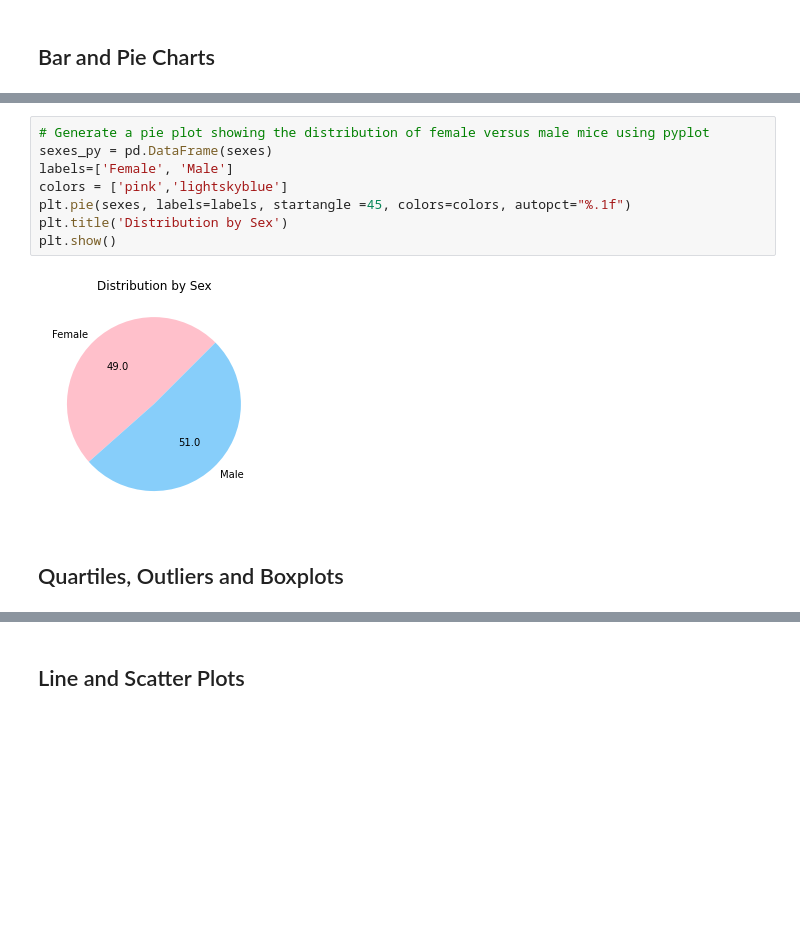
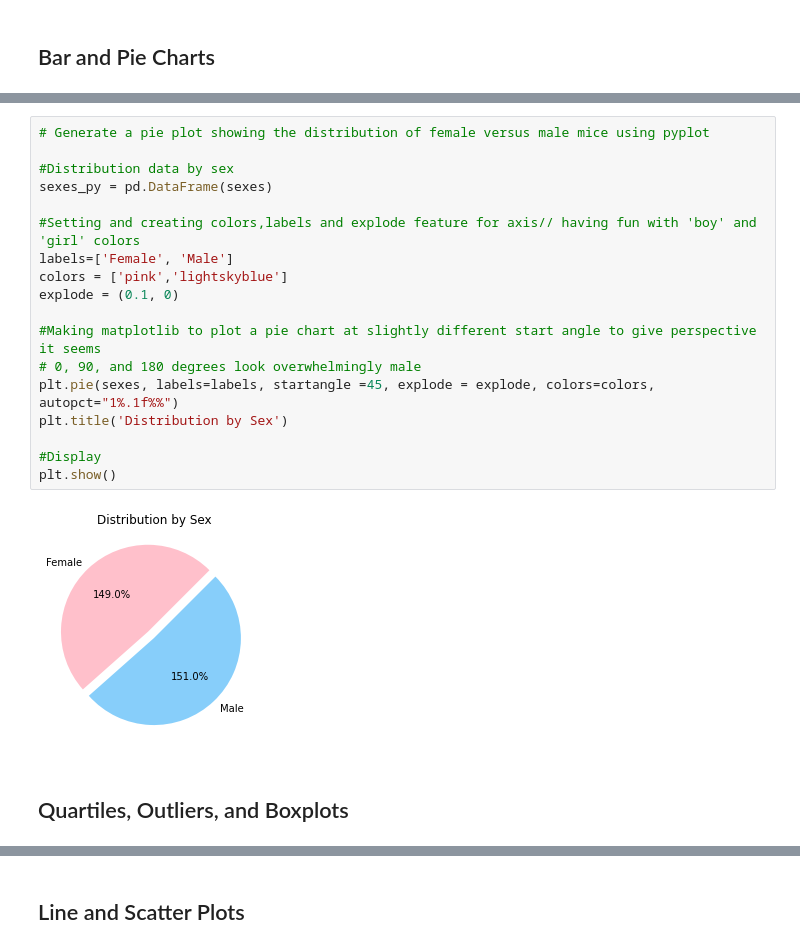
Before and after one commit to GambitAcid/MatPlotLib-Challenge, a Jupyter notebook: Instructions/Pymaceuticals/PyMaceuticals_Final.ipynb, the cells around one changed output, grey strips where cells are left out. Cells and saved outputs as stored; diff of their text form; blank space fills up the shorter version.

Commit message:
Final results and upload for Georgia Teach Matplotlib homework

```diff
--- a/Instructions/Pymaceuticals/PyMaceuticals_Final.ipynb
+++ b/Instructions/Pymaceuticals/PyMaceuticals_Final.ipynb
@@ -167,15 +222,25 @@ sexes.plot.pie(startangle=45, figsize=(5, 5), ylabel='', autopct="%.1f", title='
 # %%
 # Generate a pie plot showing the distribution of female versus male mice using pyplot
+
+#Distribution data by sex
 sexes_py = pd.DataFrame(sexes)
+
+#Setting and creating colors,labels and explode feature for axis// having fun with 'boy' and 'girl' colors
 labels=['Female', 'Male']
 colors = ['pink','lightskyblue']
-plt.pie(sexes, labels=labels, startangle =45, colors=colors, autopct="%.1f")
+explode = (0.1, 0)
+
+#Making matplotlib to plot a pie chart at slightly different start angle to give perspective it seems
+# 0, 90, and 180 degrees look overwhelmingly male
+plt.pie(sexes, labels=labels, startangle =45, explode = explode, colors=colors, autopct="1%.1f%%")
 plt.title('Distribution by Sex')
+
+#Display
 plt.show()
 # %% [output]
-[figure, old version]
+[figure, new version]
 # %% [markdown]
-## Quartiles, Outliers and Boxplots
+## Quartiles, Outliers, and Boxplots
 # %%
 # Calculate the final tumor volume of each mouse across four of the treatment regimens:
 # Capomulin, Ramicane, Infubinol, and Ceftamin
```
Also changed, not shown: parts of 22 cells of this notebook, 1 other file.
